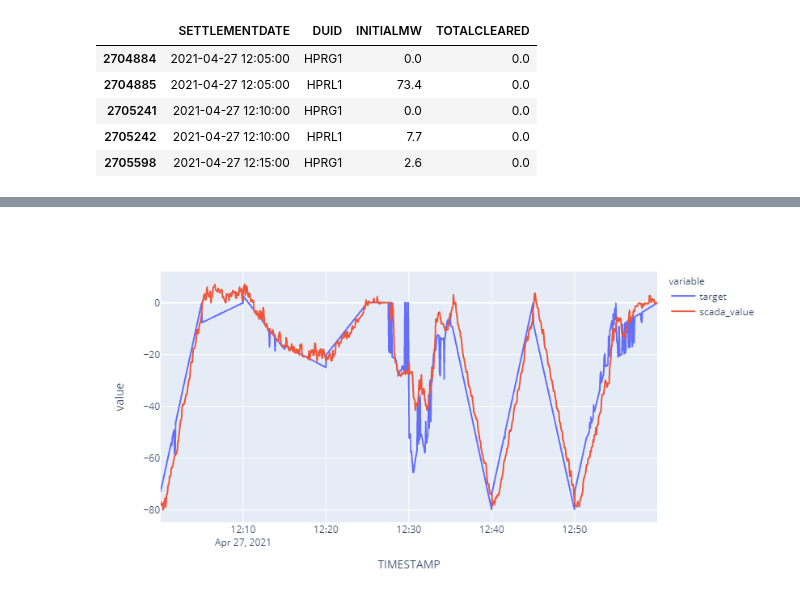
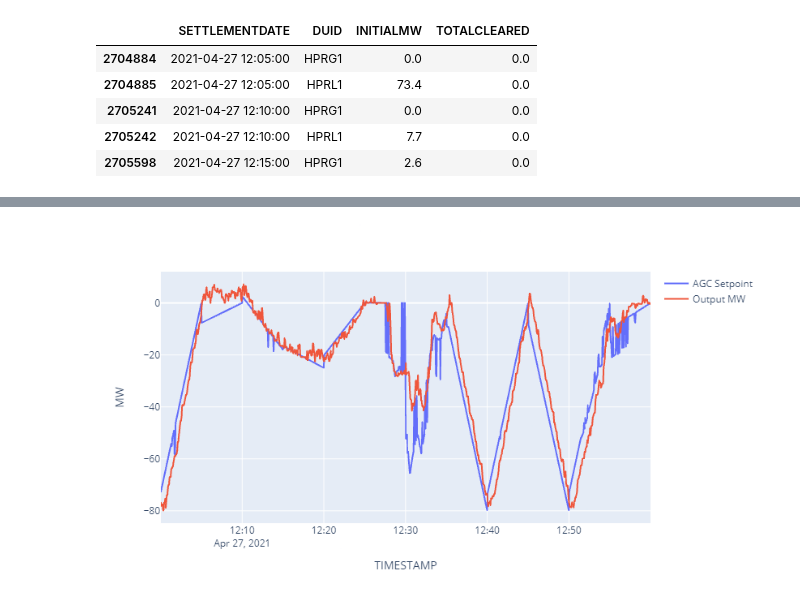
Before and after one commit to UNSW-CEEM/NEMOSIS, a Jupyter notebook: examples/agc_target_vs_scada.ipynb, the cells around one changed output, grey strips where cells are left out. Cells and saved outputs as stored; diff of their text form; code cells hidden in the pictures.

```diff
--- a/examples/agc_target_vs_scada.ipynb
+++ b/examples/agc_target_vs_scada.ipynb
@@ -111,8 +129,8 @@ elements = {
 }
 
 variables = {
-    2: 'scada_value',
-    5: 'regulation_target'
+    2: 'Output MW',
+    5: 'Regulation Component MW'
 }
 
 scada_4s_resolution['DUID'] = scada_4s_resolution['ELEMENTNUMBER'].apply(lambda x: elements[x])
@@ -169,22 +187,23 @@ scada['linear_ramp_target'] = (
 scada['linear_ramp_target'] = np.where(scada['DUID'] == 'HPRL1',
                                        -1 * scada['linear_ramp_target'],
                                        scada['linear_ramp_target'])
-scada['scada_value'] = np.where(scada['DUID'] == 'HPRL1',
-                                -1 * scada['scada_value'],
-                                scada['scada_value'])
-scada['regulation_target'] = np.where(scada['DUID'] == 'HPRL1',
-                                      -1 * scada['regulation_target'],
-                                      scada['regulation_target'])
+scada['Output MW'] = np.where(scada['DUID'] == 'HPRL1',
+                                -1 * scada['Output MW'],
+                                scada['Output MW'])
+scada['Regulation Component MW'] = np.where(scada['DUID'] == 'HPRL1',
+                                      -1 * scada['Regulation Component MW'],
+                                      scada['Regulation Component MW'])
 # %%
 # Combine generation and consumption data.
 scada = scada.groupby('TIMESTAMP', as_index=False).agg(
-    {'linear_ramp_target': 'sum', 'scada_value': 'sum',
-     'regulation_target': 'sum'})
+    {'linear_ramp_target': 'sum', 'Output MW': 'sum',
+     'Regulation Component MW': 'sum'})
 # %%
 # Calculate the combined linear ramping and regulation target.
-scada['target'] = scada['linear_ramp_target'] + scada['regulation_target']
+scada['AGC Setpoint'] = scada['linear_ramp_target'] + scada['Regulation Component MW']
 # %%
 # Plot the results.
-fig = px.line(scada, x='TIMESTAMP', y=['target', 'scada_value'])
+fig = px.line(scada, x='TIMESTAMP', y=['AGC Setpoint', 'Output MW'])
+fig.update_layout(yaxis_title="MW", legend_title=None)
 fig.show()
 # %% [output]
@@ -192 +210 @@ fig.show()
-[figure, old version]
+[figure, new version]
```
Also changed, not shown: parts of 6 cells of this notebook, 2 other files.
